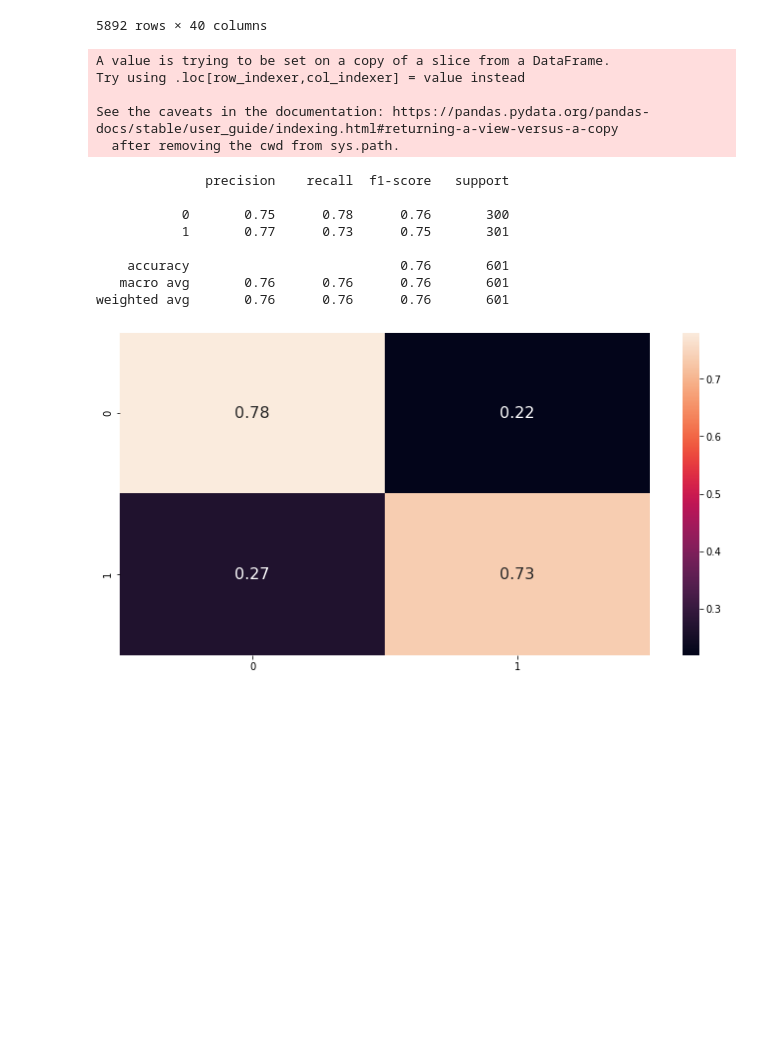
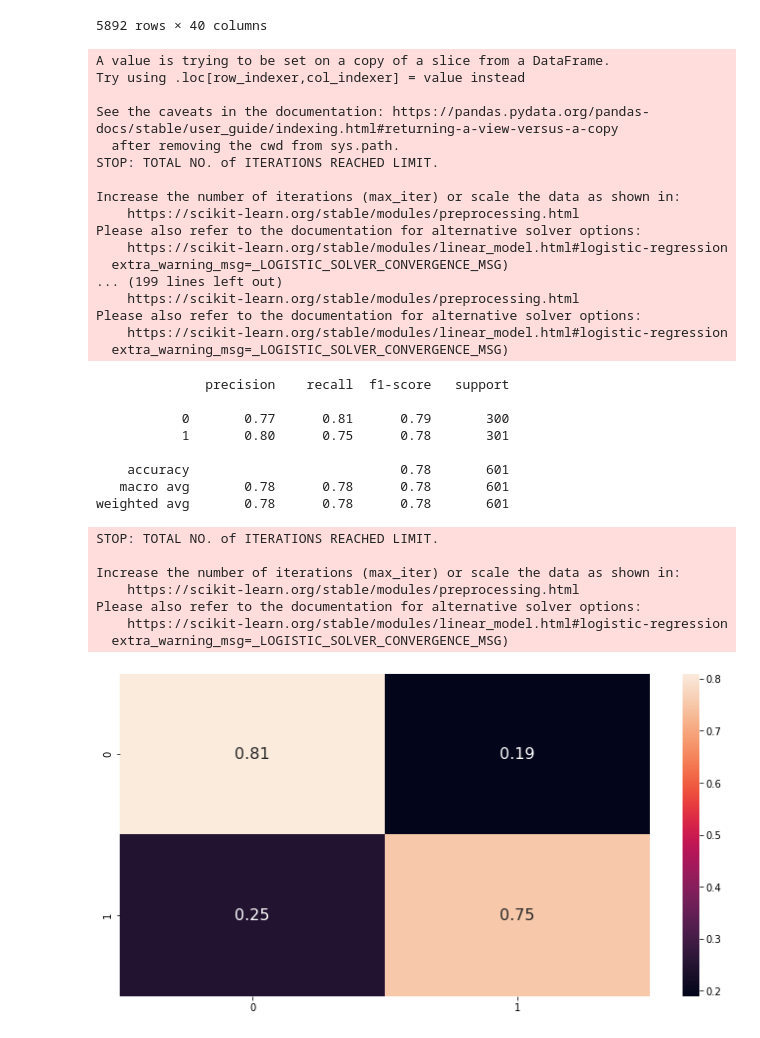
Before and after one commit to edie-zhou/data_lab_f1, a Jupyter notebook: F1.ipynb, the cells around one changed output. Drawn from its saved outputs; the diff is of its cells as text; code cells hidden in the pictures; blank space fills up the shorter version.

```diff
--- a/F1.ipynb
+++ b/F1.ipynb
@@ -783,47 +786,67 @@ def display_metrics(y_test, y_pred):
 cols = ['resultId', 'positionOrder', 'statusId', 'fastest_time_delta',\
         'fastest_speed_delta', 'avg_time_delta', 'avg_speed_delta', 'gained_pos',\
         'current_id', 'winner_fastest_lap_delta', 'winner_fastest_speed_delta',\
-        'actual_result', 'constructorId']
+        'actual_result', 'constructorId', 'driverId']
 # cols_full = ['resultId', 'positionOrder', 'statusId', 'fastest_time_delta',\
 #         'fastest_speed_delta', 'avg_time_delta', 'avg_speed_delta', 'gained_pos',\
 #         'current_id', 'winner_fastest_lap_delta', 'winner_fastest_speed_delta',\
 #         'actual_result', 'constructorId', 'winner_delta', 'previous_finishes',
-#         'previous_wins', 'previous_finishes_c', 'previous_wins_c']
+#         'previous_wins', 'previous_finishes_c', 'previous_wins_c', 'driverId']
 
-data = df_prev[cols]
+data = df_extend[cols]
 
 classes = [0,1]
 class_lambda = lambda x: 0 if x < 4 else 1
 df_downsampled = downsample(data, classes, class_lambda)
 
 # create x, y dfs
 target = df_downsampled['actual_result']
 
-drop_col = ['resultId', 'current_id', 'actual_result', 'statusId', 'constructorId']
+drop_col = ['resultId', 'current_id', 'actual_result', 'statusId']
 features = df_downsampled.drop(drop_col, axis=1)
+features = pd.get_dummies(features, columns=['constructorId', 'driverId'])
 
 # Create train/test splits
 x_train, x_test, y_train, y_test = train_test_split(features, target,
         test_size=0.25, random_state=42)
 
 # Train log reg classifier
 model = LogisticRegressionCV(cv=5, random_state=0)
 model.fit(x_train, y_train)
 y_pred = model.predict(x_test)
 
 display_metrics(y_test, y_pred)
 # %% [output]
 A value is trying to be set on a copy of a slice from a DataFrame.
 Try using .loc[row_indexer,col_indexer] = value instead
 
 See the caveats in the documentation: https://pandas.pydata.org/pandas-docs/stable/user_guide/indexing.html#returning-a-view-versus-a-copy
   after removing the cwd from sys.path.
+STOP: TOTAL NO. of ITERATIONS REACHED LIMIT.
+
+Increase the number of iterations (max_iter) or scale the data as shown in:
+    https://scikit-learn.org/stable/modules/preprocessing.html
+Please also refer to the documentation for alternative solver options:
+    https://scikit-learn.org/stable/modules/linear_model.html#logistic-regression
+  extra_warning_msg=_LOGISTIC_SOLVER_CONVERGENCE_MSG)
+... (199 lines left out)
+    https://scikit-learn.org/stable/modules/preprocessing.html
+Please also refer to the documentation for alternative solver options:
+    https://scikit-learn.org/stable/modules/linear_model.html#logistic-regression
+  extra_warning_msg=_LOGISTIC_SOLVER_CONVERGENCE_MSG)
               precision    recall  f1-score   support
 
-           0       0.75      0.78      0.76       300
-           1       0.77      0.73      0.75       301
+           0       0.77      0.81      0.79       300
+           1       0.80      0.75      0.78       301
 
-    accuracy                           0.76       601
-   macro avg       0.76      0.76      0.76       601
-weighted avg       0.76      0.76      0.76       601
+    accuracy                           0.78       601
+   macro avg       0.78      0.78      0.78       601
+weighted avg       0.78      0.78      0.78       601
+STOP: TOTAL NO. of ITERATIONS REACHED LIMIT.
+
+Increase the number of iterations (max_iter) or scale the data as shown in:
+    https://scikit-learn.org/stable/modules/preprocessing.html
+Please also refer to the documentation for alternative solver options:
+    https://scikit-learn.org/stable/modules/linear_model.html#logistic-regression
+  extra_warning_msg=_LOGISTIC_SOLVER_CONVERGENCE_MSG)
-[figure, old version]
+[figure, new version]
```
Also changed, not shown: parts of 25 cells of this notebook.
